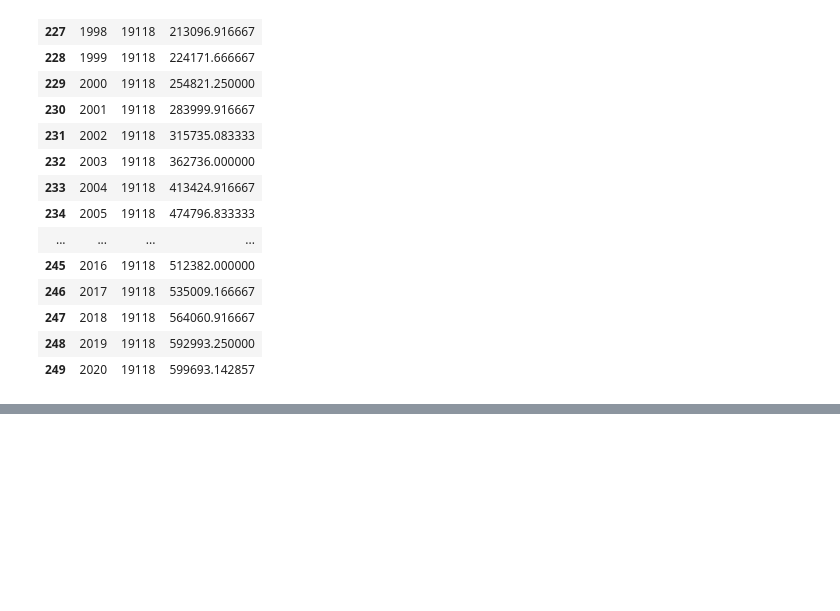
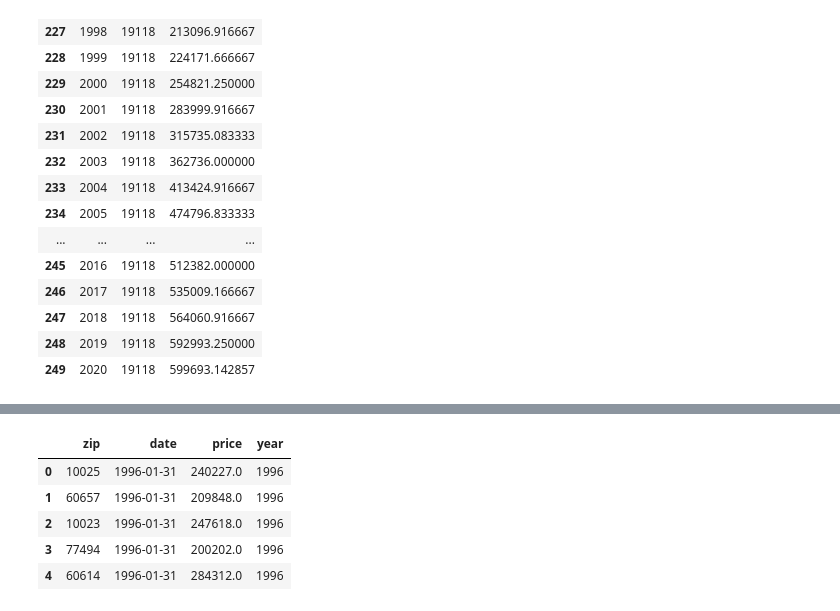
Before and after one commit to asrenninger/wrangling, a Jupyter notebook: python/hw1.ipynb, the cells around one changed output, grey strips where cells are left out. Cells and saved outputs as stored; diff of their text form; code cells hidden in the pictures; blank space fills up the shorter version.

```diff
--- a/python/hw1.ipynb
+++ b/python/hw1.ipynb
@@ -153,0 +181,17 @@ Text(0.5, 0.98, 'Home Values in Philadelphia')
+# %%
+all = data.reset_index()
+all = pd.melt(all, id_vars='RegionName', value_vars=all.columns[10:])
+
+all.columns = ['zip', 'date', 'price']
+
+all['date'] = pd.to_datetime(all['date'], format='%Y-%m-%d')
+all['year'] = pd.DatetimeIndex(all['date']).year
+
+all.head()
+# %% [output]
+|  | zip | date | price | year |
+| 0 | 10025 | 1996-01-31 | 240227.0 | 1996 |
+| 1 | 60657 | 1996-01-31 | 209848.0 | 1996 |
+| 2 | 10023 | 1996-01-31 | 247618.0 | 1996 |
+| 3 | 77494 | 1996-01-31 | 200202.0 | 1996 |
+| 4 | 60614 | 1996-01-31 | 284312.0 | 1996 |
```
Also changed, not shown: parts of 9 cells of this notebook.
